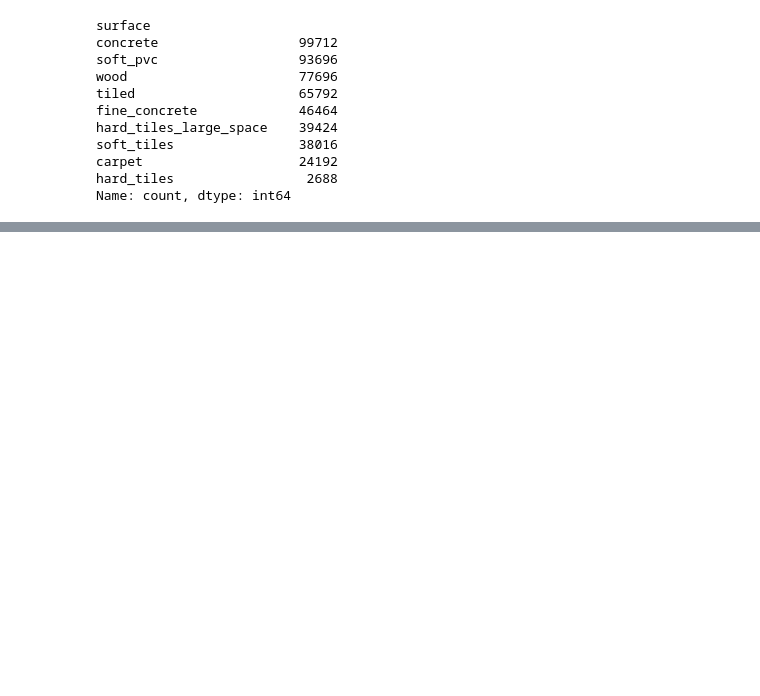
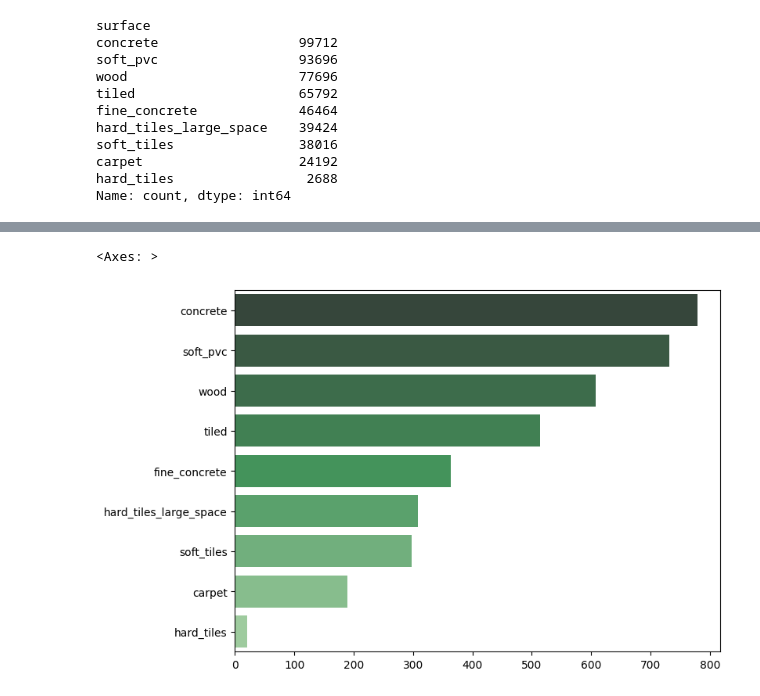
Before and after one commit to MAli7319/DSCP, a Jupyter notebook: dscp_project.ipynb, the cells around one changed output, grey strips where cells are left out. Cells and saved outputs as stored; diff of their text form; code cells hidden in the pictures; blank space fills up the shorter version.

```diff
--- a/dscp_project.ipynb
+++ b/dscp_project.ipynb
@@ -218,7 +166,7 @@ carpet                    24192
 hard_tiles                 2688
 Name: count, dtype: int64
 # %%
-def split_data(data):
+def split_data(data, momentum, n=5):
 
     data_dict = {}
     for surface in list(data["surface"].value_counts().index):
@@ -227,8 +175,18 @@ def split_data(data):
     for i in range(0, len(data), 128):
         partial_data = data[i:i+128][variables]
         partial_label = list(data[i:i+128]["surface"].values)[0]
+        if momentum:
+            partial_data = partial_data.rolling(n).apply(np.prod)[n-1:]
         data_dict[partial_label].append(partial_data)
 
     return data_dict
 # %%
-dict_data = split_data(merged_df)
+main_data_dict = split_data(merged_df, False)
+# %%
+class_dist = {}
+example_total = 0
+for k, v in main_data_dict.items():
+    class_dist[k] = len(v)
+    print(f"Surface Type: {k}   =>  Number of Examples: {len(v)}")
+    example_total += len(v)
+print(f"Total Number of Examples: {example_total}")
@@ -234,0 +204,6 @@ dict_data = split_data(merged_df)
+# %%
+plt.figure(figsize=(8,6))
+sns.barplot(x=class_dist.values(), y=class_dist.keys(), palette=sns.color_palette("Greens_d", len(class_dist))[::-1])
+# %% [output]
+<Axes: >
+[figure, added]
```
Also changed, not shown: parts of 39 cells of this notebook, 2 other files.
